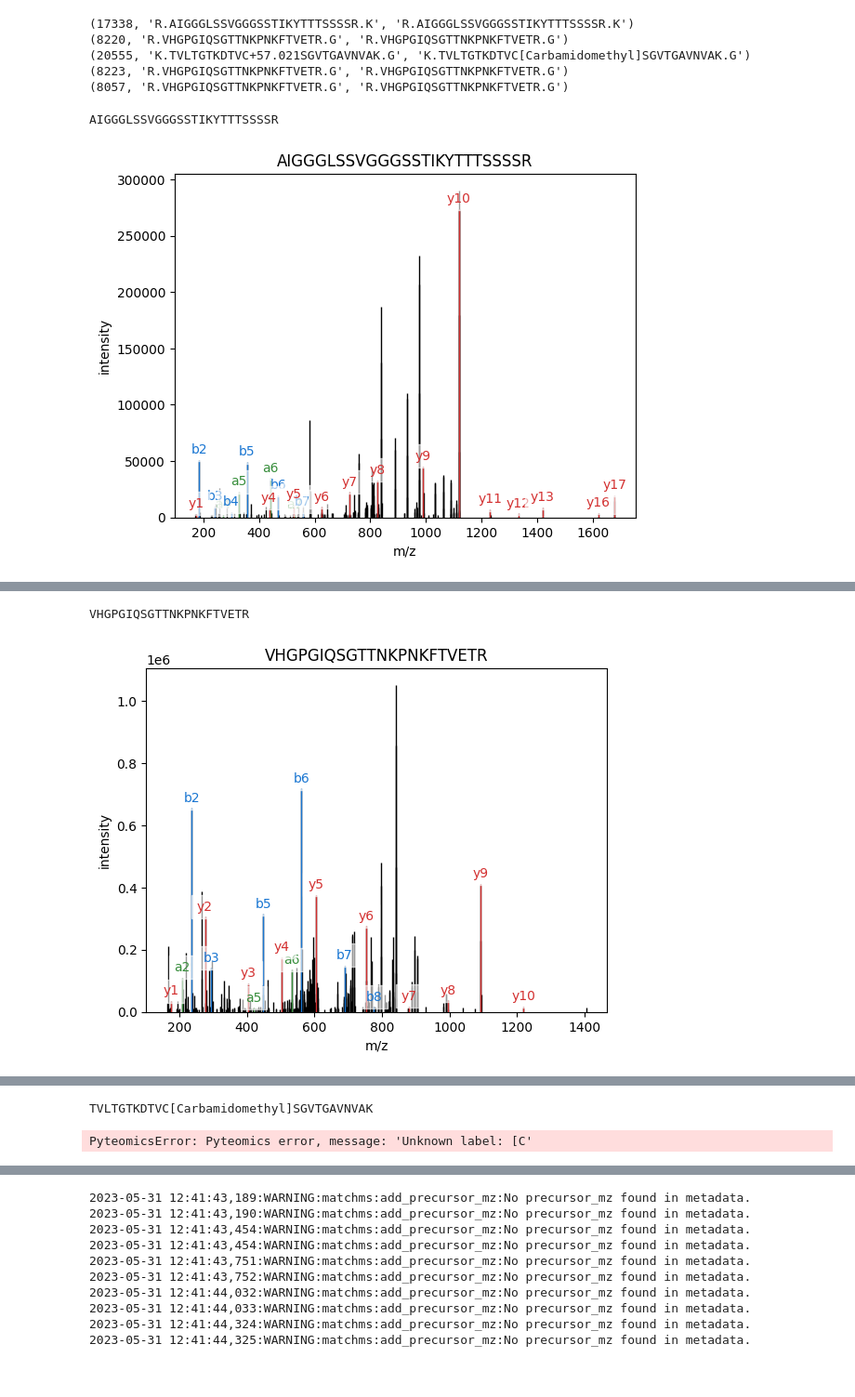
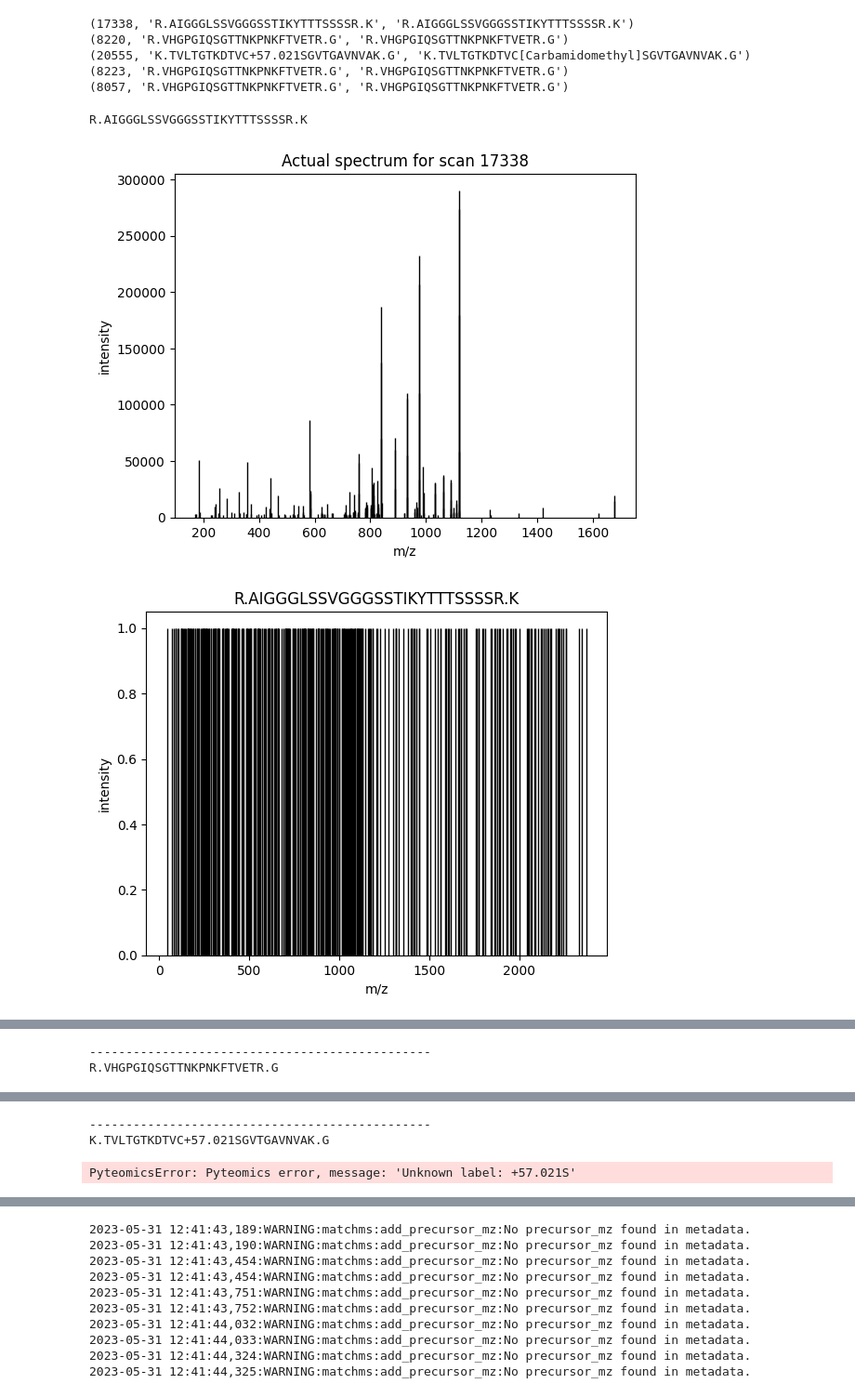
Before and after one commit to vchelur97/psm, a Jupyter notebook: eda/eda_theospec3.ipynb, the cells around one changed output, grey strips where cells are left out. Shown at 93% size. Drawn from its saved outputs; the diff is of its cells as text; code cells hidden in the pictures.

```diff
--- a/eda/eda_theospec3.ipynb
+++ b/eda/eda_theospec3.ipynb
@@ -7,9 +7,9 @@ from matchms.similarity import CosineGreedy
 import matplotlib.pyplot as plt
 import numpy as np
 # %%
-train_theospecs = pickle.load(open('../data/train/theospec.pkl', 'rb'))
+# train_theospecs = pickle.load(open('../data/train/theospec.pkl', 'rb'))
 test_theospecs = pickle.load(open('../data/test/theospec.pkl', 'rb'))
 # %%
-train_meta = pickle.load(open('../data/train/meta.pkl', 'rb'))
-test_meta = pickle.load(open('../data/test/meta.pkl', 'rb'))
+# train_meta = pickle.load(open('../data/train/meta.pkl', 'rb'))
+# test_meta = pickle.load(open('../data/test/meta.pkl', 'rb'))
 # %%
@@ -116,36 +175,65 @@ for (scan_num, orig_peptide, modified_peptide) in new_spectrums:
     intensity_actual = np.array([float(x) for x in intensity_actual])
 
     spectrum_actual = {
         'm/z array': mz_actual,
         'intensity array': intensity_actual
     }
 
     mz_theo = test_theospecs[orig_peptide]['mz_arr']
     intensity_theo = test_theospecs[orig_peptide]['intensity_arr']
+    ion_info_theo = test_theospecs[orig_peptide]['ion_name_arr']
+    # print(ion_info_theo)
+    # print(test_theospecs[orig_peptide].keys())
+    ion_list = ['b','y']
+    mz_theo_filtered, intensity_theo_filtered = select_ion_data(mz_theo, intensity_theo, ion_info_theo, ion_list )
 
     mz_theo = np.array([int(x) for x in mz_theo])
     intensity_theo = np.array([int(x) for x in intensity_theo])
+    mz_theo_filtered = np.array([int(x) for x in mz_theo_filtered])
+    intensity_theo_filtered = np.array([int(x) for x in intensity_theo_filtered])
 
     spectrum_theo = {
         'm/z array': mz_theo,
         'intensity array': intensity_theo
+    }
+    spectrum_theo_filtered = {
+        'm/z array': mz_theo_filtered,
+        'intensity array': intensity_theo_filtered
     }
 
     # Calculate cosine similarity between the 2 spectra
     # cosine_greedy = CosineGreedy(tolerance=0.2)
     # score = cosine_greedy.pair(spectrum_actual, spectrum_theo)
 
     # spectrum = {'m/z array': np.array([1,2,3]), 'intensity array': np.array([1,2,3])}
     # peptide = 'WNQLQAFWGTGK'
-    print(modified_peptide[2:-2])
+    print(orig_peptide)
     pa.annotate_spectrum(
         spectrum_actual,
-        modified_peptide[2:-2],
+        orig_peptide[2:-2],
         precursor_charge=2,
         # backend='spectrum_utils',
-        ion_types='aby',
-        title=modified_peptide[2:-2])
+        ion_types='',
+        title=f"Actual spectrum for scan {scan_num}")
     plt.show()
+    pa.annotate_spectrum(
+        spectrum_theo,
+        orig_peptide[2:-2],
+        precursor_charge=2,
+        # backend='spectrum_utils',
+        ion_types='',
+        title=orig_peptide)
+    plt.show()
+    pa.annotate_spectrum(
+        spectrum_theo_filtered,
+        orig_peptide[2:-2],
+        precursor_charge=2,
+        # backend='spectrum_utils',
+        ion_types='',
+        title=f"{orig_peptide} filtered for {ion_list} ions")
+    plt.show()
+    print("-----------------------------------------------")
 # %% [output]
-AIGGGLSSVGGGSSTIKYTTTSSSSR
+R.AIGGGLSSVGGGSSTIKYTTTSSSSR.K
-[figure, old version]
+[figure, new version]
+[figure, new version]
@@ -152,2 +241,2 @@ AIGGGLSSVGGGSSTIKYTTTSSSSR
-VHGPGIQSGTTNKPNKFTVETR
+-----------------------------------------------
+R.VHGPGIQSGTTNKPNKFTVETR.G
-[figure, old version]
@@ -154,2 +246,3 @@ VHGPGIQSGTTNKPNKFTVETR
-TVLTGTKDTVC[Carbamidomethyl]SGVTGAVNVAK
+-----------------------------------------------
+K.TVLTGTKDTVC+57.021SGVTGAVNVAK.G
-PyteomicsError: Pyteomics error, message: 'Unknown label: [C'
+PyteomicsError: Pyteomics error, message: 'Unknown label: +57.021S'
```
Also changed, not shown: parts of 5 cells of this notebook.
